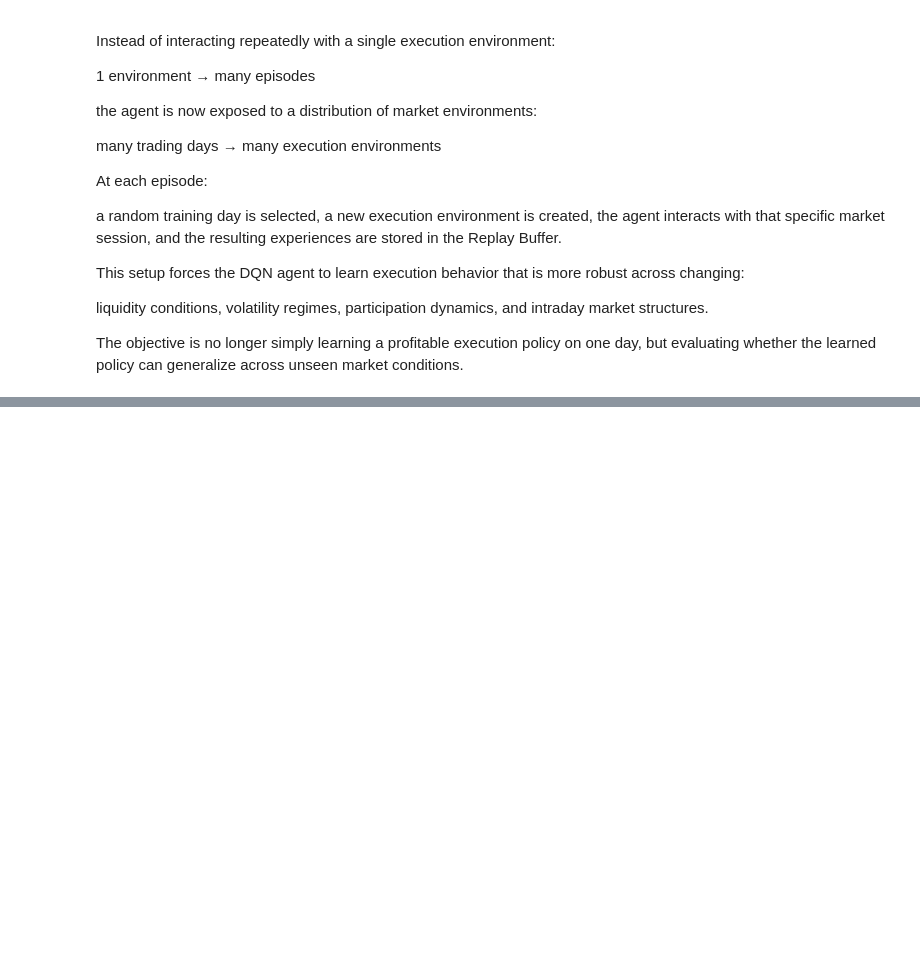
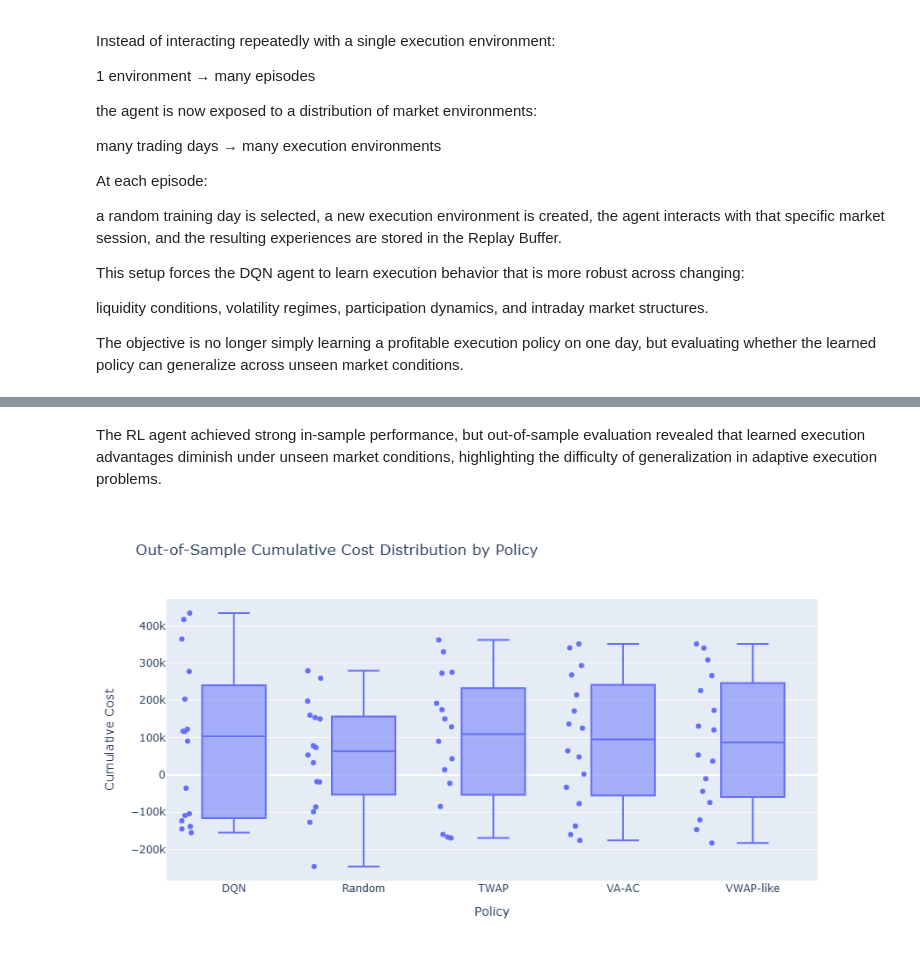
Before and after one commit to ADRIANVM117/data-science-portfolio, a Jupyter notebook: Optimal_execution_under_market_impact/notebooks/06_out_of_sample_generalization_and_robustness_analysis.ipynb, the cells around one changed output, grey strips where cells are left out. Cells and saved outputs as stored; diff of their text form; code cells hidden in the pictures; blank space fills up the shorter version.

```diff
--- a/Optimal_execution_under_market_impact/notebooks/06_out_of_sample_generalization_and_robustness_analysis.ipynb
+++ b/Optimal_execution_under_market_impact/notebooks/06_out_of_sample_generalization_and_robustness_analysis.ipynb
@@ -37,7 +37,7 @@ from src.analytics.get_long_term_intraday_prices import get_intraday_prices, get
 # <b> Data Acquisition  </b>
 # %%
 #  Download intraday market data
-API_KEY = "M617ZETAG1ZHY6I6"
+API_KEY = "API_KEY"
 
 months = [
     "2026-03",
@@ -434,0 +698,16 @@ The objective is no longer simply learning a profitable execution policy on one
+# %%
+summary_oos_daily = (
+    df_all_oos
+    .groupby(["test_day", "policy"])
+    .agg(
+        cumulative_cost=("cumulative_cost", "last"),
+        total_shares_traded=("shares_traded", "sum"),
+        final_inventory=("inventory_remaining", "last"),
+        avg_participation=("participation_rate", "mean"),
+        max_participation=("participation_rate", "max"),
+        num_steps=("t", "count")
+    )
+    .reset_index()
+)
+
+summary_oos_daily.head()
@@ -434,0 +723,29 @@ The objective is no longer simply learning a profitable execution policy on one
+# %% [markdown]
+The RL agent achieved strong in-sample performance,
+but out-of-sample evaluation revealed that learned execution advantages diminish under unseen market conditions, highlighting the difficulty of generalization in adaptive execution problems.
+# %%
+import plotly.express as px
+import plotly.graph_objects as go
+# 1. OOS Cost Distribution by Policy
+fig = go.Figure()
+
+fig = px.box(
+    summary_oos_daily,
+    x="policy",
+    y="cumulative_cost",
+    points="all",
+    title="Out-of-Sample Cumulative Cost Distribution by Policy"
+)
+
+fig.update_layout(
+    xaxis_title="Policy",
+    yaxis_title="Cumulative Cost",
+    height=500,
+    width=900
+)
+
+fig.show()
+fig.write_image("../results/plots/06_Out_of_Sample_Cumulative_Cost_Distribution_by_Policy.png")
+display(Image(filename="../results/plots/06_Out_of_Sample_Cumulative_Cost_Distribution_by_Policy.png"))
+# %% [output]
+[figure, added]
```
Also changed, not shown: parts of 14 cells of this notebook, 2 other files.
